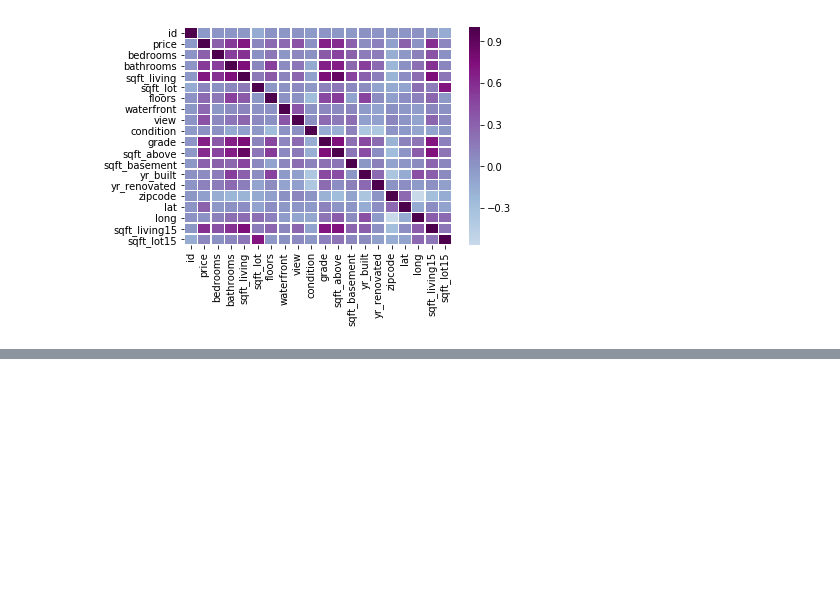
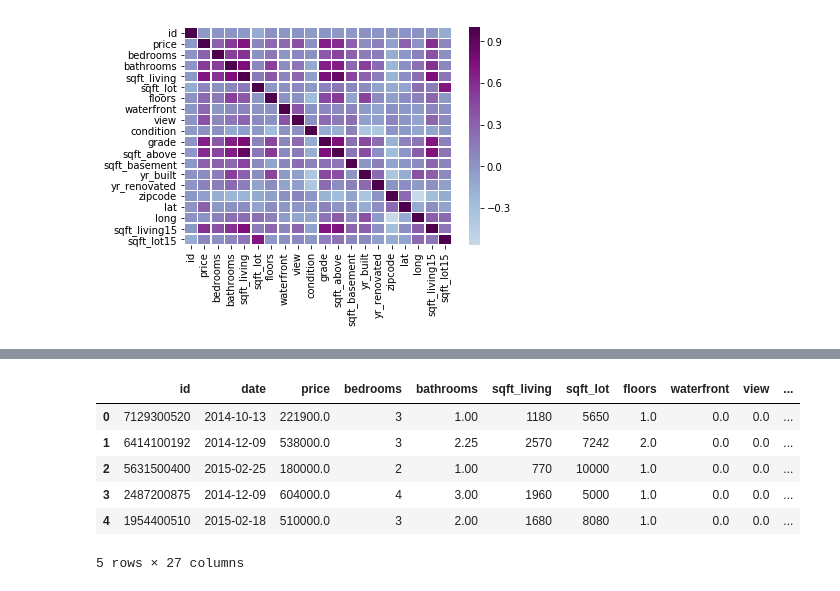
Before and after one commit to matt8955/Mod-1-project, a Jupyter notebook: minna_student.ipynb, the cells around one changed output, grey strips where cells are left out. Drawn from its saved outputs; the diff is of its cells as text; code cells hidden in the pictures; blank space fills up the shorter version.

```diff
--- a/minna_student.ipynb
+++ b/minna_student.ipynb
@@ -767,0 +751,17 @@ sns.heatmap(df.corr(), center=0, linewidth = 0.5, cmap = 'BuPu');
+# %%
+cat_season = df.season.astype('category')
+cat_season
+
+season_dummies = pd.get_dummies(cat_season, prefix = 'season')
+# %%
+data = df.drop(["season"], axis=1)
+data = pd.concat([data, season_dummies], axis=1)
+data.head()
+# %% [output]
+|  | id | date | price | bedrooms | bathrooms | sqft_living | sqft_lot | floors | waterfront | view | ... |
+| 0 | 7129300520 | 2014-10-13 | 221900.0 | 3 | 1.00 | 1180 | 5650 | 1.0 | 0.0 | 0.0 | ... |
+| 1 | 6414100192 | 2014-12-09 | 538000.0 | 3 | 2.25 | 2570 | 7242 | 2.0 | 0.0 | 0.0 | ... |
+| 2 | 5631500400 | 2015-02-25 | 180000.0 | 2 | 1.00 | 770 | 10000 | 1.0 | 0.0 | 0.0 | ... |
+| 3 | 2487200875 | 2014-12-09 | 604000.0 | 4 | 3.00 | 1960 | 5000 | 1.0 | 0.0 | 0.0 | ... |
+| 4 | 1954400510 | 2015-02-18 | 510000.0 | 3 | 2.00 | 1680 | 8080 | 1.0 | 0.0 | 0.0 | ... |
+5 rows × 27 columns
```
Also changed, not shown: parts of 19 cells of this notebook.
